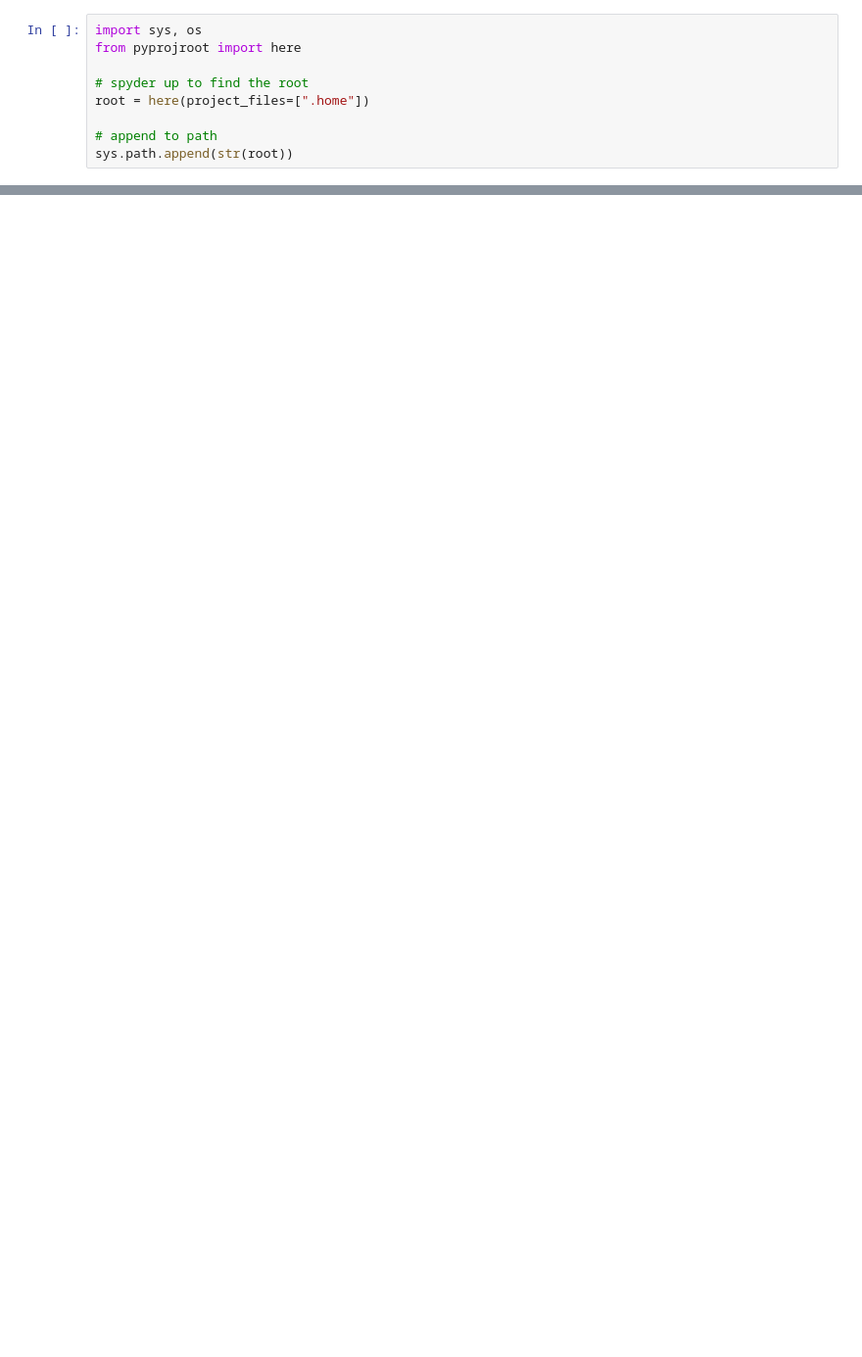
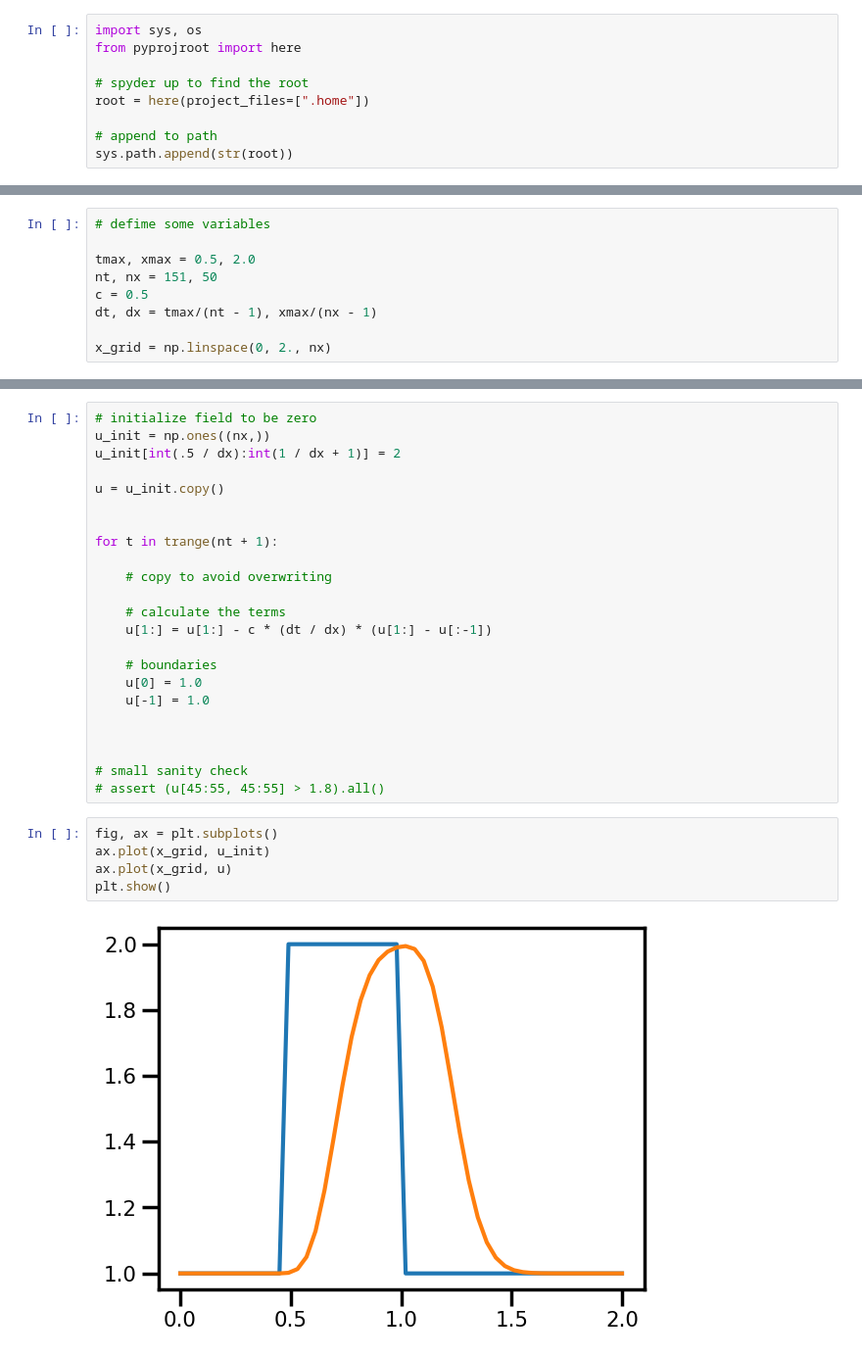
Before and after one commit to jejjohnson/jaxsw, a Jupyter notebook: notebooks/dev/eman/12_steps_2_NS/1_linear_convection.ipynb, the cells around one changed output, grey strips where cells are left out. Shown at 98% size. Cells and saved outputs as stored; diff of their text form; blank space fills up the shorter version.

```diff
--- a/notebooks/dev/eman/12_steps_2_NS/1_linear_convection.ipynb
+++ b/notebooks/dev/eman/12_steps_2_NS/1_linear_convection.ipynb
@@ -244,0 +66,9 @@ $$
+# %%
+# defime some variables
+
+tmax, xmax = 0.5, 2.0
+nt, nx = 151, 50
+c = 0.5
+dt, dx = tmax/(nt - 1), xmax/(nx - 1)
+
+x_grid = np.linspace(0, 2., nx)
@@ -244,0 +81,30 @@ $$
+# %%
+# initialize field to be zero
+u_init = np.ones((nx,))
+u_init[int(.5 / dx):int(1 / dx + 1)] = 2
+
+u = u_init.copy()
+
+
+for t in trange(nt + 1):
+
+    # copy to avoid overwriting
+
+    # calculate the terms
+    u[1:] = u[1:] - c * (dt / dx) * (u[1:] - u[:-1])
+
+    # boundaries
+    u[0] = 1.0
+    u[-1] = 1.0
+
+
+
+# small sanity check
+# assert (u[45:55, 45:55] > 1.8).all()
+# %%
+fig, ax = plt.subplots()
+ax.plot(x_grid, u_init)
+ax.plot(x_grid, u)
+plt.show()
+# %% [output]
+[figure, added]
```
Also changed, not shown: parts of 40 cells of this notebook, 3 other files.
